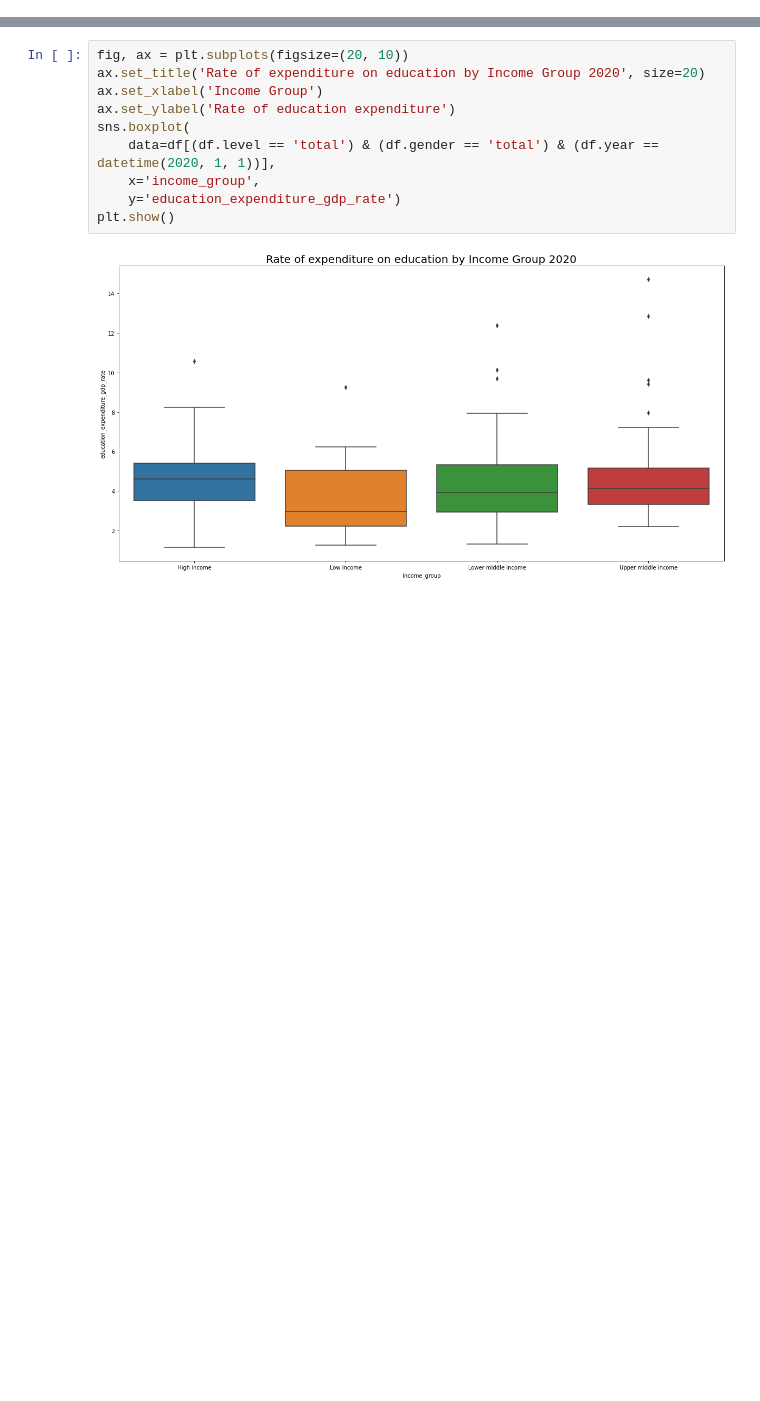
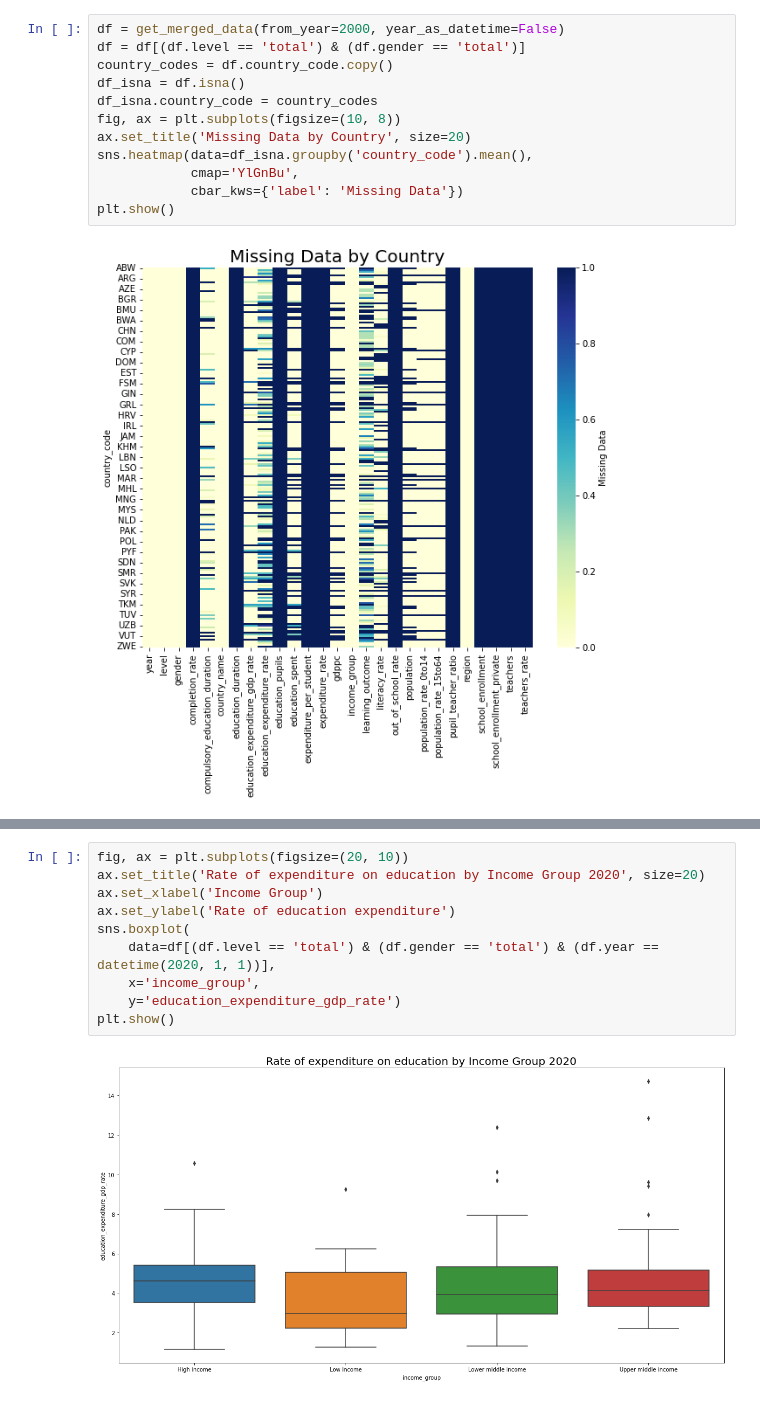
Before and after one commit to MarkusKiesel93/VisualDS_education_dashboard, a Jupyter notebook: profile.ipynb, the cells around one changed output, grey strips where cells are left out. Cells and saved outputs as stored; diff of their text form; blank space fills up the shorter version.

```diff
--- a/profile.ipynb
+++ b/profile.ipynb
@@ -21 +43,15 @@ df.head()
+# %%
+df = get_merged_data(from_year=2000, year_as_datetime=False)
+df = df[(df.level == 'total') & (df.gender == 'total')]
+country_codes = df.country_code.copy()
+df_isna = df.isna()
+df_isna.country_code = country_codes
+fig, ax = plt.subplots(figsize=(10, 8))
+ax.set_title('Missing Data by Country', size=20)
+sns.heatmap(data=df_isna.groupby('country_code').mean(),
+            cmap='YlGnBu',
+            cbar_kws={'label': 'Missing Data'})
+plt.show()
+# %% [output]
+[figure, added]
 # %%
```
Also changed, not shown: parts of 13 cells of this notebook, 2 other files.
